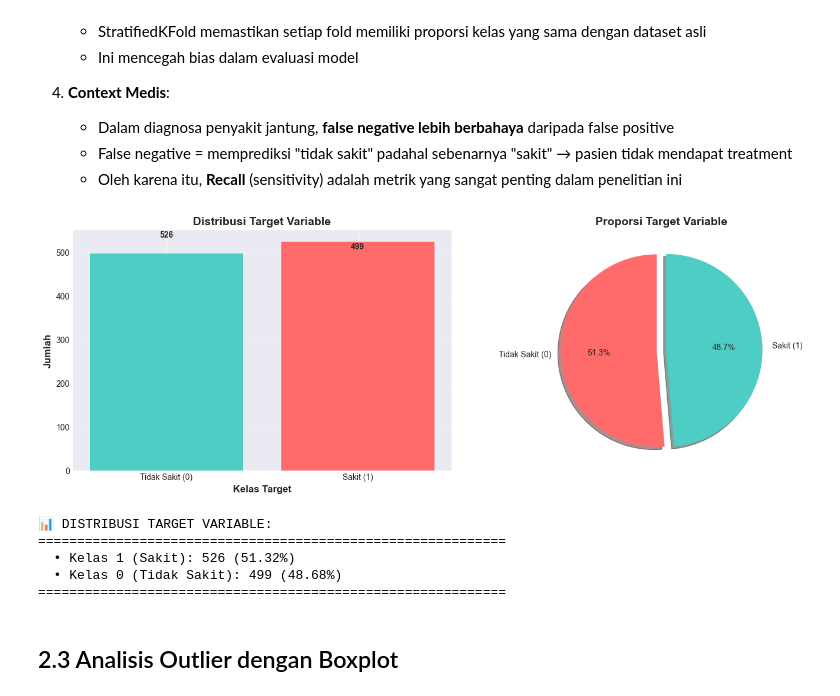
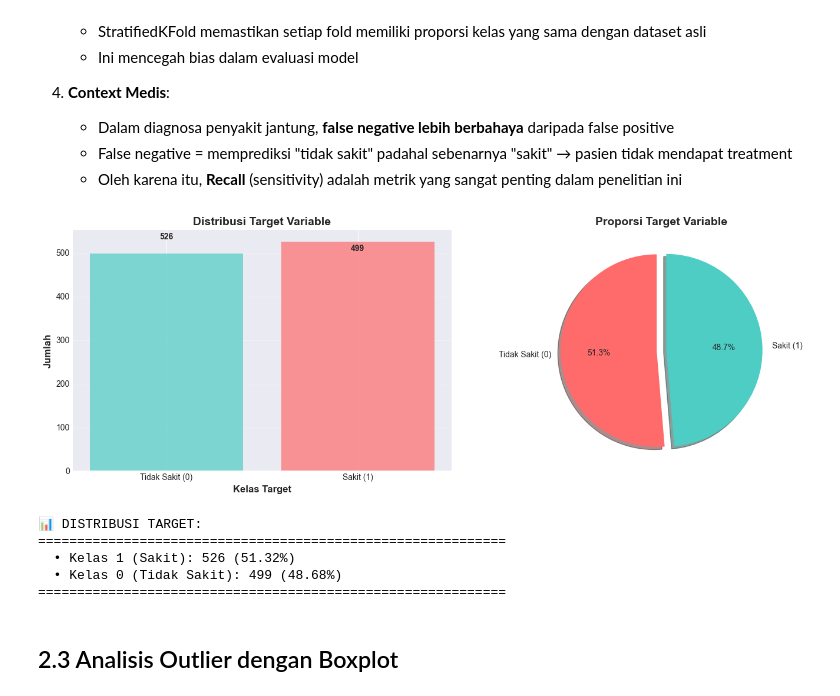
Before and after one commit to Vendot/ETC-XGB-PCC-Chi-Square, a Jupyter notebook: Heart_Disease_Analysis_Refactored.ipynb, the cells around one changed output. Cells and saved outputs as stored; diff of their text form; code cells hidden in the pictures.

```diff
--- a/Heart_Disease_Analysis_Refactored.ipynb
+++ b/Heart_Disease_Analysis_Refactored.ipynb
@@ -92,13 +111,13 @@ print(f"📦 Numpy version: {np.__version__}")
 try:
     from google.colab import drive
     drive.mount('/content/drive')
-    DATA_PATH = "/content/drive/MyDrive/Colab Notebooks/Heart_Disease-Paper-main/dataset.csv"
+    PATH_DATASET = "/content/drive/MyDrive/Colab Notebooks/Heart_Disease-Paper-main/dataset.csv"
     print("✅ Google Drive berhasil terhubung!")
 except ImportError:
     # Jika tidak di Colab, gunakan path lokal
-    print("ℹ️  Tidak di Google Colab, menggunakan path lokal")
-    DATA_PATH = "dataset.csv"  # Sesuaikan dengan lokasi file Anda
-    print("⚠️  Pastikan file 'dataset.csv' ada di direktori yang sama dengan notebook ini")
+    PATH_DATASET = "dataset.csv"
+    print("ℹ️  Berjalan di environment lokal")
+    print("⚠️  Pastikan file 'dataset.csv' ada di direktori yang sama")
 
-print(f"📂 Path dataset: {DATA_PATH}")
+print(f"📂 Path dataset: {PATH_DATASET}")
 # %% [output]
@@ -314,44 +287,45 @@ Tidak ada fitur kategorikal dalam dataset
    - False negative = memprediksi "tidak sakit" padahal sebenarnya "sakit" → pasien tidak mendapat treatment
    - Oleh karena itu, **Recall** (sensitivity) adalah metrik yang sangat penting dalam penelitian ini
 # %%
-# Visualisasi distribusi target
+# Visualisasi distribusi target variable
+jumlah_target = df_original['target'].value_counts()
+label_target = ['Tidak Sakit (0)', 'Sakit (1)']
+warna_plot = ['#FF6B6B', '#4ECDC4']
+
 fig, axes = plt.subplots(1, 2, figsize=(14, 5))
 
-# Count plot
-target_counts = df_original['target'].value_counts()
-axes[0].bar(target_counts.index, target_counts.values, color=['#FF6B6B', '#4ECDC4'])
+# Bar plot
+axes[0].bar(jumlah_target.index, jumlah_target.values, color=warna_plot, alpha=0.7)
 axes[0].set_xlabel('Kelas Target', fontsize=12, fontweight='bold')
 axes[0].set_ylabel('Jumlah', fontsize=12, fontweight='bold')
 axes[0].set_title('Distribusi Target Variable', fontsize=14, fontweight='bold')
 axes[0].set_xticks([0, 1])
-axes[0].set_xticklabels(['Tidak Sakit (0)', 'Sakit (1)'])
+axes[0].set_xticklabels(label_target)
 axes[0].grid(axis='y', alpha=0.3)
 
-# Menambahkan label nilai
-for i, v in enumerate(target_counts.values):
-    axes[0].text(i, v + 5, str(v), ha='center', va='bottom', fontweight='bold')
+# Tambahkan label nilai
+for idx, nilai in enumerate(jumlah_target.values):
+    axes[0].text(idx, nilai + 5, str(nilai), ha='center', fontweight='bold')
 
 # Pie chart
-colors = ['#FF6B6B', '#4ECDC4']
-explode = (0.05, 0.05)
-axes[1].pie(target_counts.values, labels=['Tidak Sakit (0)', 'Sakit (1)'],
-            autopct='%1.1f%%', colors=colors, explode=explode,
-            shadow=True, startangle=90)
+axes[1].pie(jumlah_target.values, labels=label_target, autopct='%1.1f%%',
+            colors=warna_plot, explode=(0.05, 0.05), shadow=True, startangle=90)
 axes[1].set_title('Proporsi Target Variable', fontsize=14, fontweight='bold')
 
 plt.tight_layout()
 plt.show()
 
-print("\n📊 DISTRIBUSI TARGET VARIABLE:")
-print("="*60)
-for idx, count in target_counts.items():
-    percentage = (count / len(df_original)) * 100
-    label = "Tidak Sakit" if idx == 0 else "Sakit"
-    print(f"  • Kelas {idx} ({label}): {count} ({percentage:.2f}%)")
-print("="*60)
+# Tampilkan statistik
+print("\n📊 DISTRIBUSI TARGET:")
+print("=" * 60)
+for idx_kelas, jumlah in jumlah_target.items():
+    persentase = (jumlah / len(df_original)) * 100
+    nama_kelas = "Tidak Sakit" if idx_kelas == 0 else "Sakit"
+    print(f"  • Kelas {idx_kelas} ({nama_kelas}): {jumlah} ({persentase:.2f}%)")
+print("=" * 60)
 # %% [output]
-[figure, old version]
+[figure, new version]
-📊 DISTRIBUSI TARGET VARIABLE:
+📊 DISTRIBUSI TARGET:
 ============================================================
   • Kelas 1 (Sakit): 526 (51.32%)
   • Kelas 0 (Tidak Sakit): 499 (48.68%)
```
Also changed, not shown: parts of 28 cells of this notebook, 3 other files.
